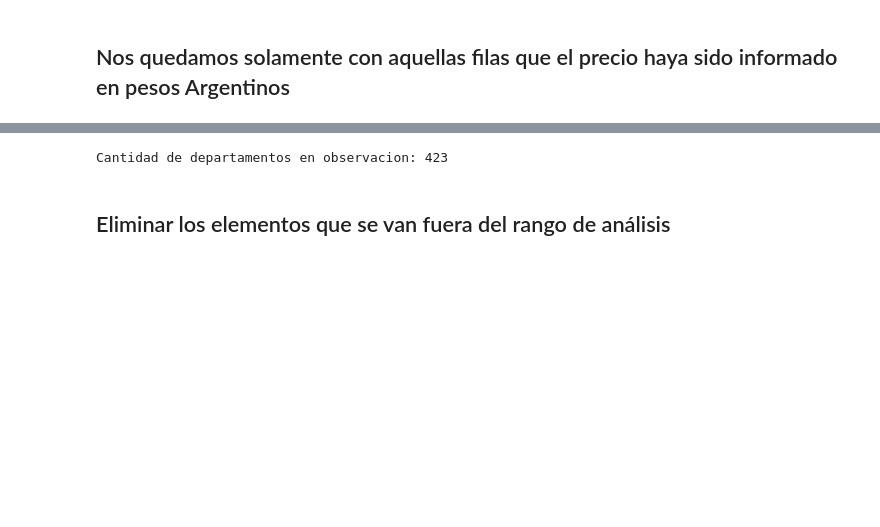
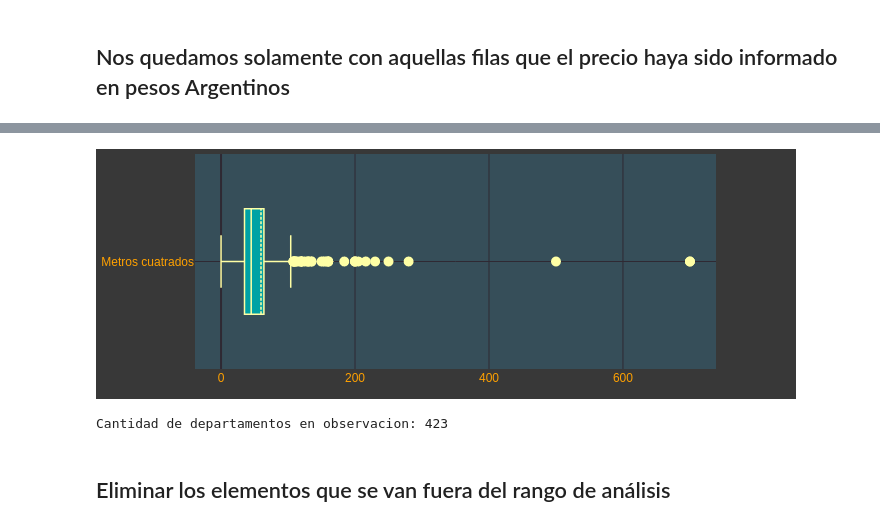
Before and after one commit to InoveProyectos/charla_ia, a Jupyter notebook: hello_world.ipynb, the cells around one changed output, grey strips where cells are left out. Saved outputs shown, nothing was run; the diff lists cells and outputs as text; code cells hidden in the pictures; blank space fills up the shorter version.

```diff
--- a/hello_world.ipynb
+++ b/hello_world.ipynb
@@ -20,25 +29,16 @@ except:
 # %%
+# Importamos librerías
 import numpy as np
 import matplotlib as mpl
 import matplotlib.pyplot as plt
 import pandas as pd
 import seaborn as sns
-import plotly.graph_objects as go
-import plotly.express as px
-#import gibioplot
-from IPython.display import Image
-import plotly.graph_objects as go
-import orca
-import plotly
-from kaleido.scopes.plotly import PlotlyScope
+import gibioplot
+from sklearn import linear_model
+%matplotlib inline
 
+# Flagg para renderizado de imágenes,
+# True para renderizar como imagenes.png
+# False para imagen interactiva
 
-
-
-import plotly.io as pio
-pio.orca.status
-
-from sklearn import linear_model
-
-
-%matplotlib inline
+PNG_RENDER = True
@@ -165,3 +109,15 @@ gibioplot.boxplot(df_ars['m2'], 'Metros cuatrados')
+# %%
+# Filtramos el dataframe
+df_ars = df_clean[df_clean['moneda'] == 'ARS']
+# Renderizamos el gráfico
+title = 'Metros cuatrados'
+if PNG_RENDER:
+    filename = title + '.png'
+    gibioplot.boxplot(title=title, dataset=df_ars['m2'], render='png')
+else:
+    gibioplot.boxplot(title=title, dataset=df_ars['m2'])
+# %% [output]
+[figure, added]
 # %%
 print('Cantidad de departamentos en observacion:', df_ars.shape[0])
 # %% [output]
```
Also changed, not shown: parts of 19 cells of this notebook.
